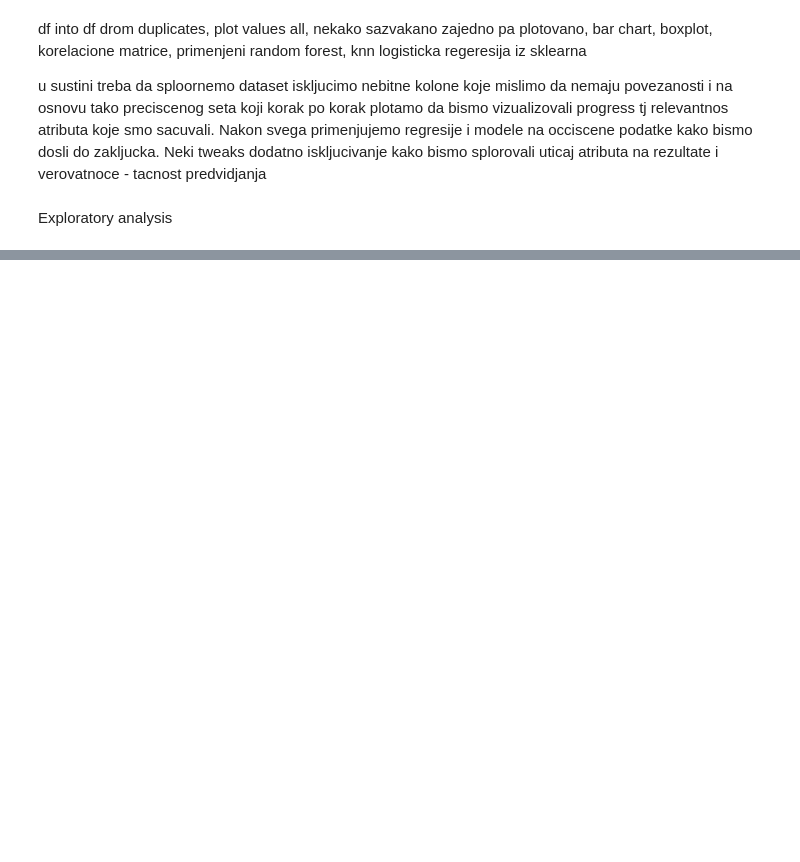
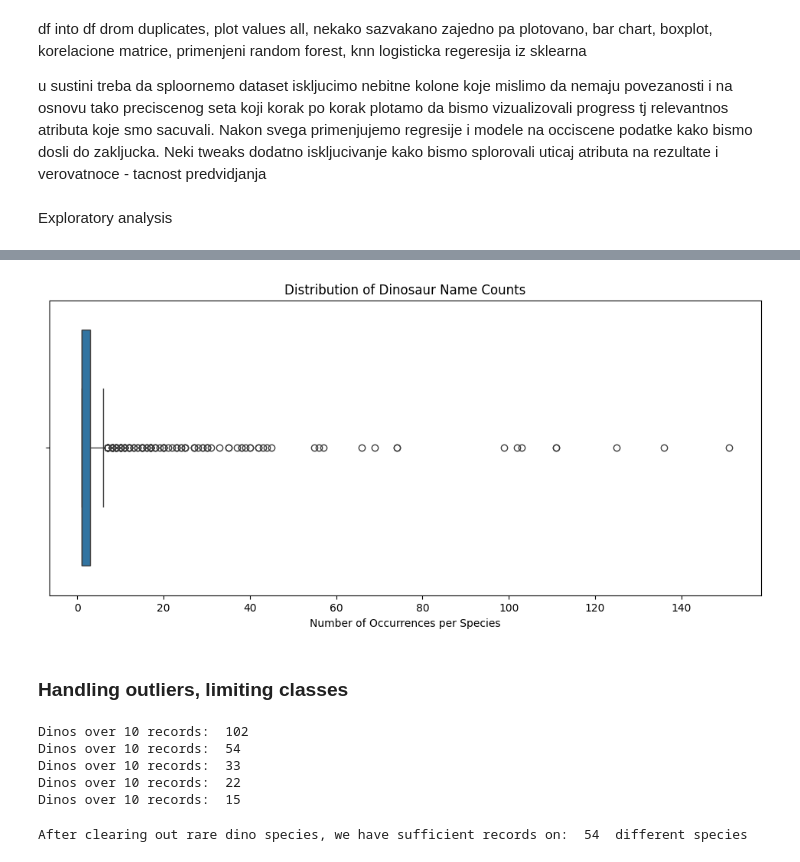
Before and after one commit to Nataliyay-Singidunum/vestacka-inteligencija, a Jupyter notebook: VI_septembar_1.ipynb, the cells around one changed output, grey strips where cells are left out. Saved outputs shown, nothing was run; the diff lists cells and outputs as text; code cells hidden in the pictures; blank space fills up the shorter version.

```diff
--- a/VI_septembar_1.ipynb
+++ b/VI_septembar_1.ipynb
@@ -95,0 +198,6 @@ Exploratory analysis
+# %%
+name_counts = dinos["name"].value_counts()
+print(name_counts)
+
+
+name_counts_dict = name_counts.to_dict()
@@ -95,0 +218,36 @@ Exploratory analysis
+# %%
+plt.figure(figsize=(12, 5))
+sns.boxplot(x=name_counts, orient="h")
+plt.title("Distribution of Dinosaur Name Counts")
+plt.xlabel("Number of Occurrences per Species")
+
+plt.show() # Uzasno
+# %% [output]
+[figure, added]
+# %% [markdown]
+### Handling outliers, limiting classes
+# %%
+dinos_selected10 = dinos[dinos["name"].map(name_counts) >= 10]
+dinos_selected20 = dinos[dinos["name"].map(name_counts) >= 20]
+dinos_selected30 = dinos[dinos["name"].map(name_counts) >= 30]
+dinos_selected40 = dinos[dinos["name"].map(name_counts) >= 40]
+dinos_selected50 = dinos[dinos["name"].map(name_counts) >= 50]
+
+selected_name_counts10 = dinos_selected10["name"].value_counts()
+selected_name_counts20 = dinos_selected20["name"].value_counts()
+selected_name_counts30 = dinos_selected30["name"].value_counts()
+selected_name_counts40 = dinos_selected40["name"].value_counts()
+selected_name_counts50 = dinos_selected50["name"].value_counts()
+
+
+print("Dinos over 10 records: ", len(selected_name_counts10))
+print("Dinos over 10 records: ", len(selected_name_counts20))
+print("Dinos over 10 records: ", len(selected_name_counts30))
+print("Dinos over 10 records: ", len(selected_name_counts40))
+print("Dinos over 10 records: ", len(selected_name_counts50))
+# %% [output]
+Dinos over 10 records:  102
+Dinos over 10 records:  54
+Dinos over 10 records:  33
+Dinos over 10 records:  22
+Dinos over 10 records:  15
@@ -95,0 +256,5 @@ Exploratory analysis
+# %%
+unique_selected_names = dinos_selected['name'].unique()
+print("After clearing out rare dino species, we have sufficient records on: ", len(unique_selected_names), " different species")
+# %% [output]
+After clearing out rare dino species, we have sufficient records on:  54  different species
```
Also changed, not shown: parts of 61 cells of this notebook.
